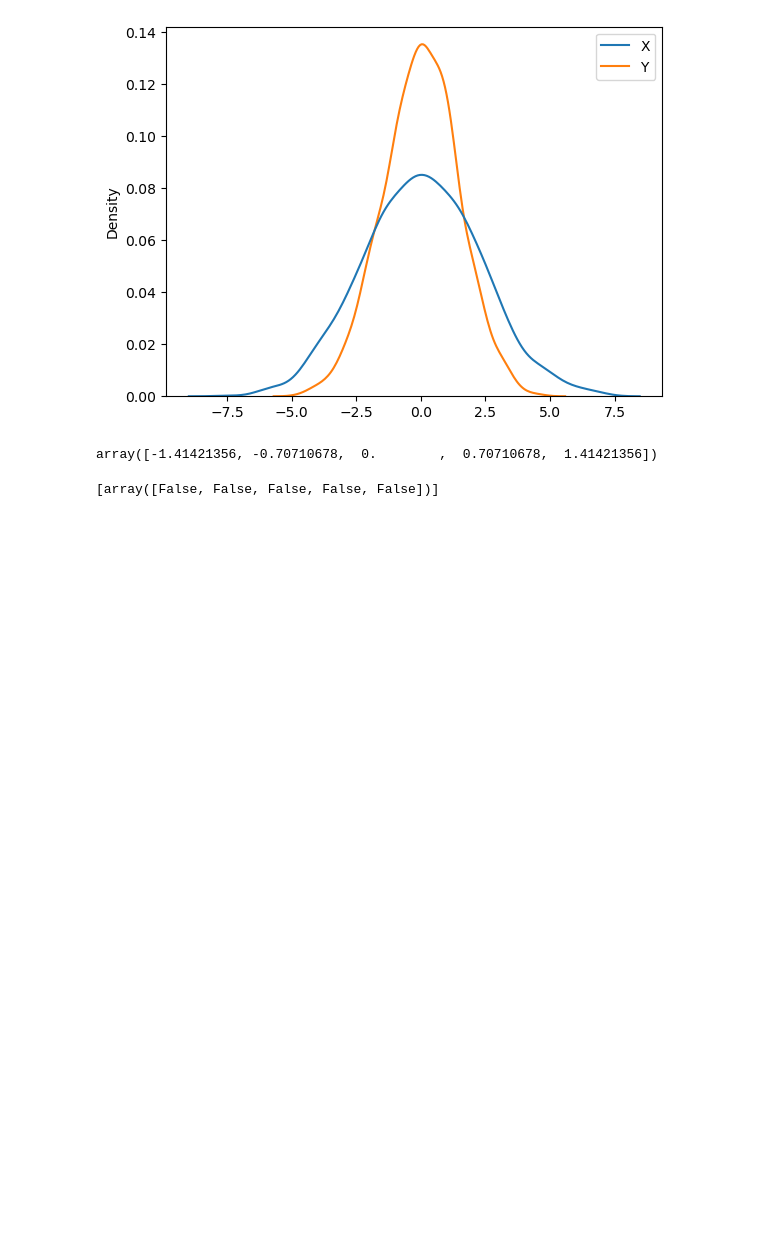
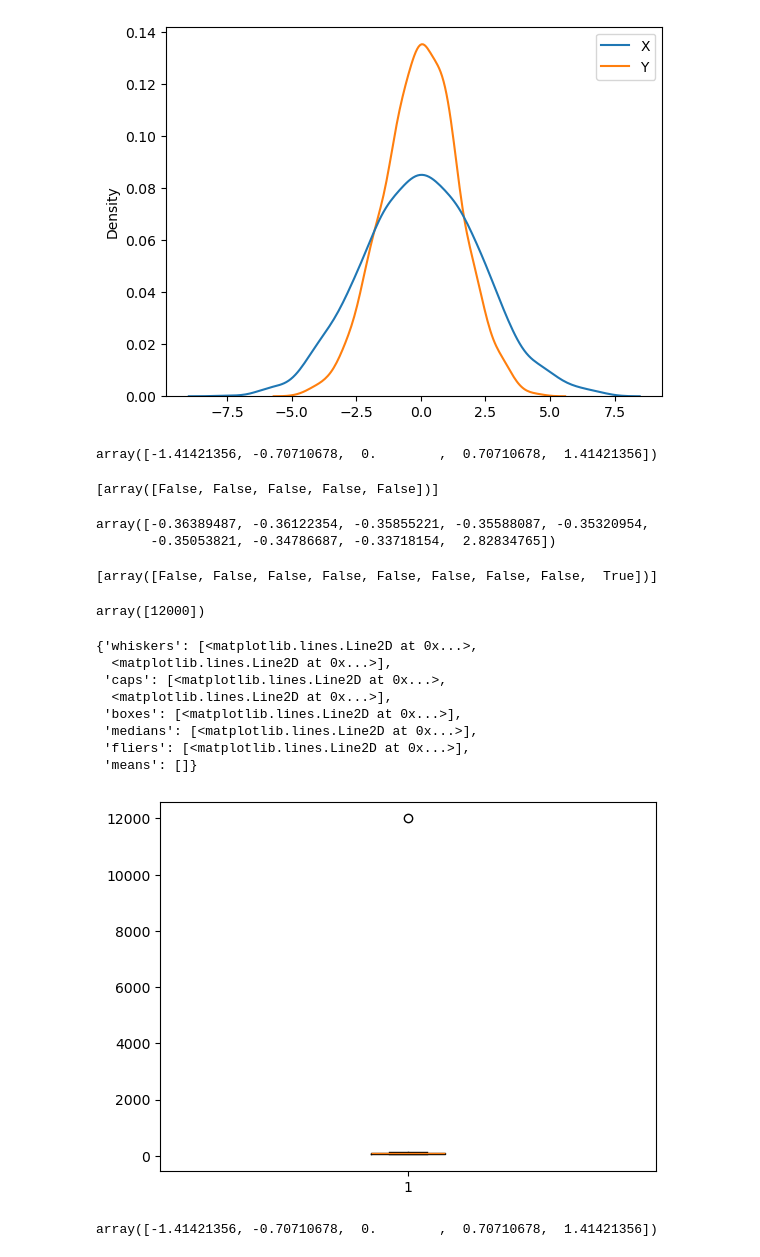
Before and after one commit to pakarthikstudent/DE_Sep, a Jupyter notebook: DAY2/SEP-DE-2.ipynb, the cells around one changed output. Saved outputs shown, nothing was run; the diff lists cells and outputs as text; code cells hidden in the pictures; blank space fills up the shorter version.

```diff
--- a/DAY2/SEP-DE-2.ipynb
+++ b/DAY2/SEP-DE-2.ipynb
@@ -1008,3 +1008,43 @@ array([-1.41421356, -0.70710678,  0.        ,  0.70710678,  1.41421356])
 [np.abs(zscore ) >2]
 # %% [output]
 [array([False, False, False, False, False])]
+# %%
+d = np.array([50,60,70,80,90,100,110,150,12000])
+mean = np.mean(d)
+std_dev = np.std(d)
+zscore = (d - mean)/ std_dev
+zscore
+# %% [output]
+array([-0.36389487, -0.36122354, -0.35855221, -0.35588087, -0.35320954,
+       -0.35053821, -0.34786687, -0.33718154,  2.82834765])
+# %%
+[np.abs(zscore) >2]
+# %% [output]
+[array([False, False, False, False, False, False, False, False,  True])]
+# %%
+outlier = d[np.abs(zscore) >2]
+outlier
+# %% [output]
+array([12000])
+# %%
+plt.boxplot(d)
+# %% [output]
+{'whiskers': [<matplotlib.lines.Line2D at 0x...>,
+  <matplotlib.lines.Line2D at 0x...>],
+ 'caps': [<matplotlib.lines.Line2D at 0x...>,
+  <matplotlib.lines.Line2D at 0x...>],
+ 'boxes': [<matplotlib.lines.Line2D at 0x...>],
+ 'medians': [<matplotlib.lines.Line2D at 0x...>],
+ 'fliers': [<matplotlib.lines.Line2D at 0x...>],
+ 'means': []}
+[figure, added]
+# %%
+#d = np.array([50,60,70,80,90,100,110,150,12000])
+
+d= np.array([50,60,70,80,90])
+mean = np.mean(d)
+std_dev = np.std(d)
+zscore = (d - mean)/ std_dev
+zscore
+# %% [output]
+array([-1.41421356, -0.70710678,  0.        ,  0.70710678,  1.41421356])
```
Also changed, not shown: parts of 15 cells of this notebook.
